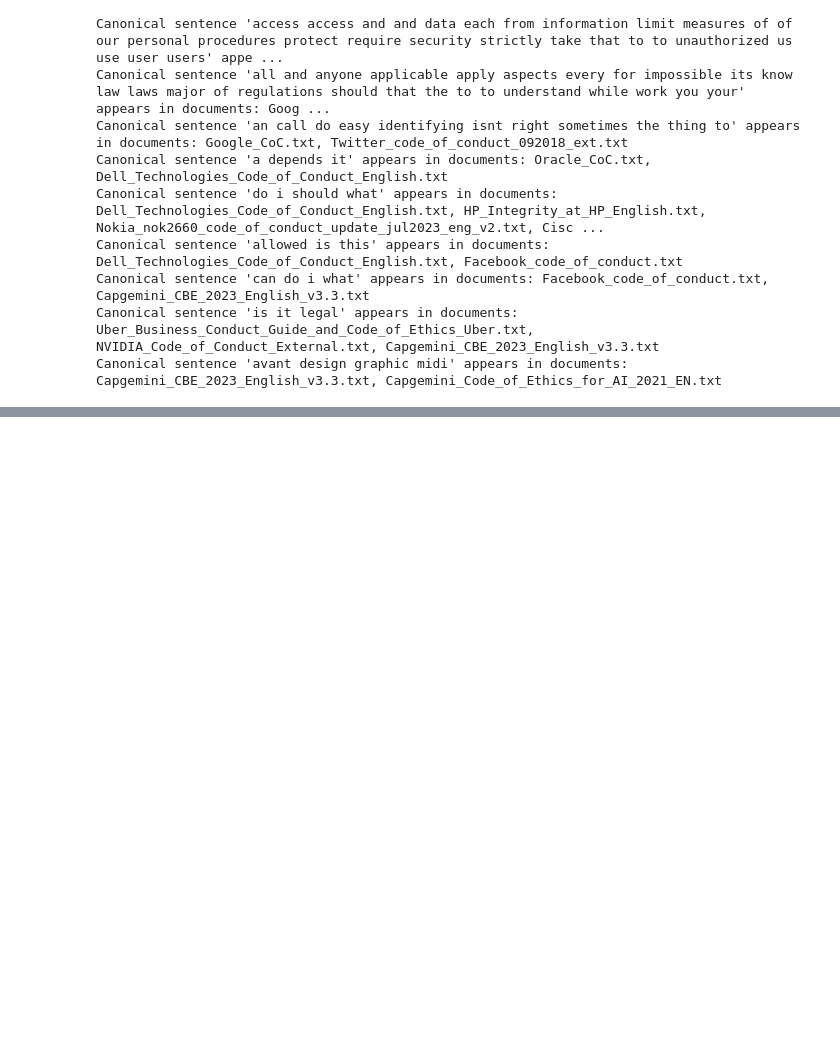
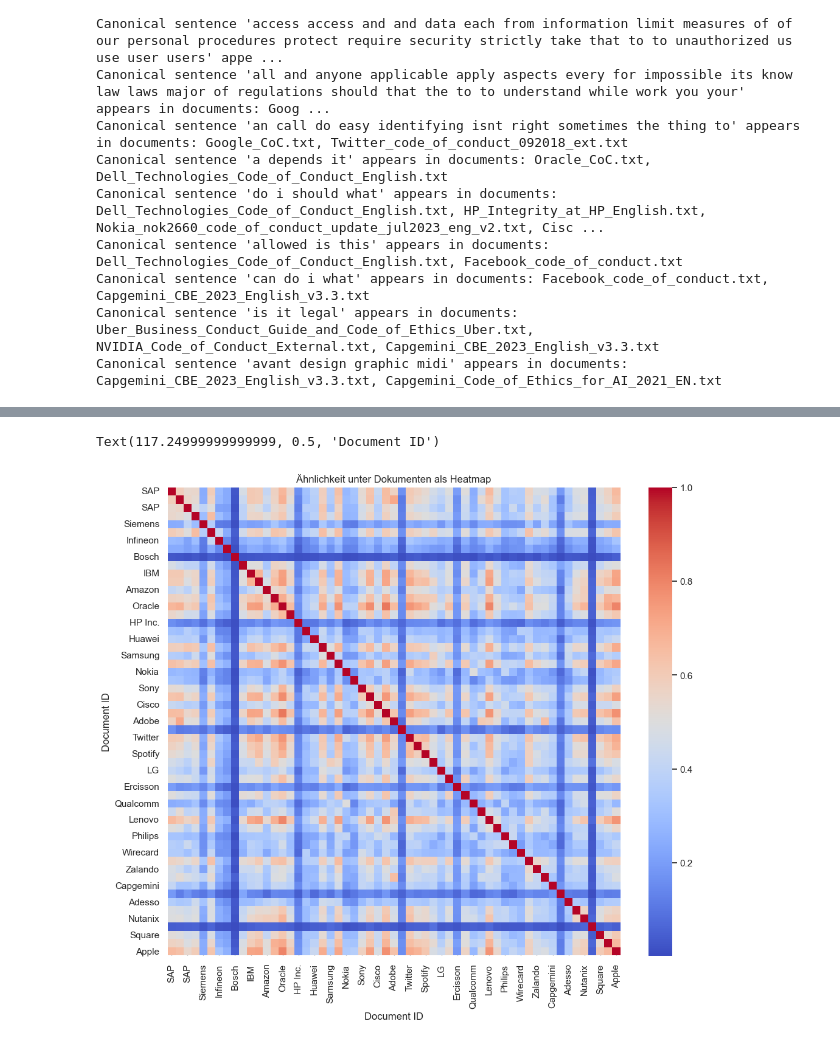
Before and after one commit to chrrei/cme-analysis, a Jupyter notebook: cme_analysis.ipynb, the cells around one changed output, grey strips where cells are left out. Drawn from its saved outputs; the diff is of its cells as text; code cells hidden in the pictures; blank space fills up the shorter version.

Commit message:
similarity matrix and heatmap plot added

```diff
--- a/cme_analysis.ipynb
+++ b/cme_analysis.ipynb
@@ -556,0 +561,29 @@ N-gram 'agreement commitment create existing modify new oral written' appears in
+# %%
+# Ähnlichkeitsmatric und Heatmap bauen!
+from sklearn.feature_extraction.text import TfidfVectorizer
+from sklearn.metrics.pairwise import cosine_similarity
+
+# Dokumente vektorisieren
+vectorizer = TfidfVectorizer()
+tfidf_matrix = vectorizer.fit_transform(metadata['cleaned_document'].dropna())
+if tfidf_matrix.shape[0] == len(vectorizer.get_feature_names_out()):
+    tfidf_matrix = tfidf_matrix.transpose()
+
+# Vektor in einen df packen
+tfidf_df = pd.DataFrame(tfidf_matrix.toarray(), index=metadata['TXT Document'].dropna())
+
+# Ähnlichkeitsmatrix berechnen
+similarity_matrix = cosine_similarity(tfidf_matrix)
+similarity_df = pd.DataFrame(similarity_matrix, index=metadata['Company Name'].dropna(), columns=metadata['Company Name'].dropna())
+# %%
+# Ähnlichkeitsmatrix plotten!
+plt.figure(figsize=(12, 10))
+# Heatmap eignet sich gut
+sns.heatmap(similarity_df, annot=False, cmap='coolwarm')
+
+plt.title('Ähnlichkeit unter Dokumenten als Heatmap')
+plt.xlabel('Document ID')
+plt.ylabel('Document ID')
+# %% [output]
+Text(117.24999999999999, 0.5, 'Document ID')
+[figure, added]
```
Also changed, not shown: parts of 8 cells of this notebook.
